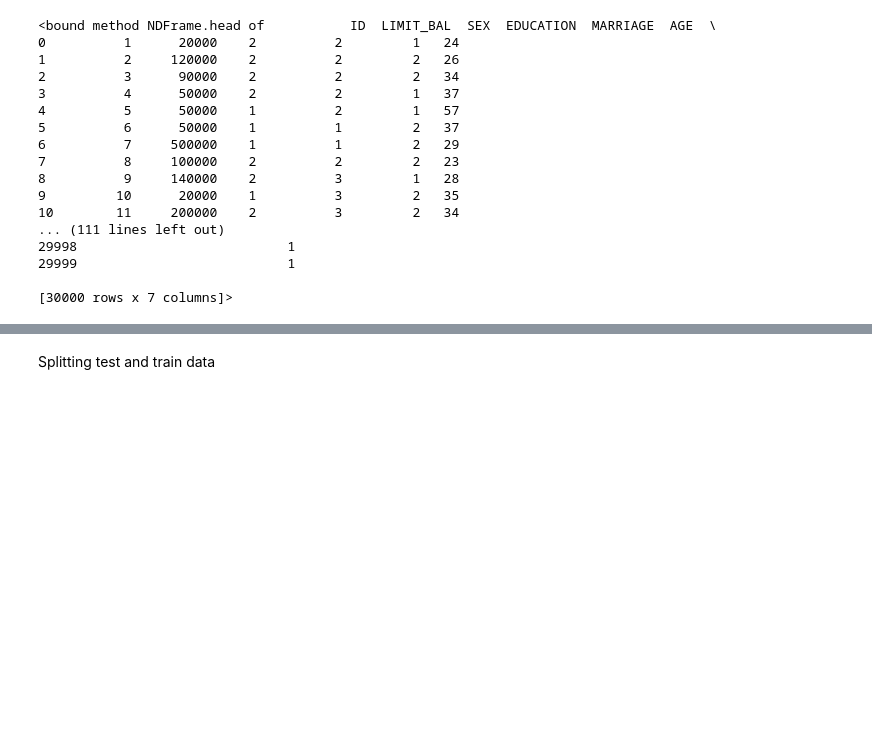
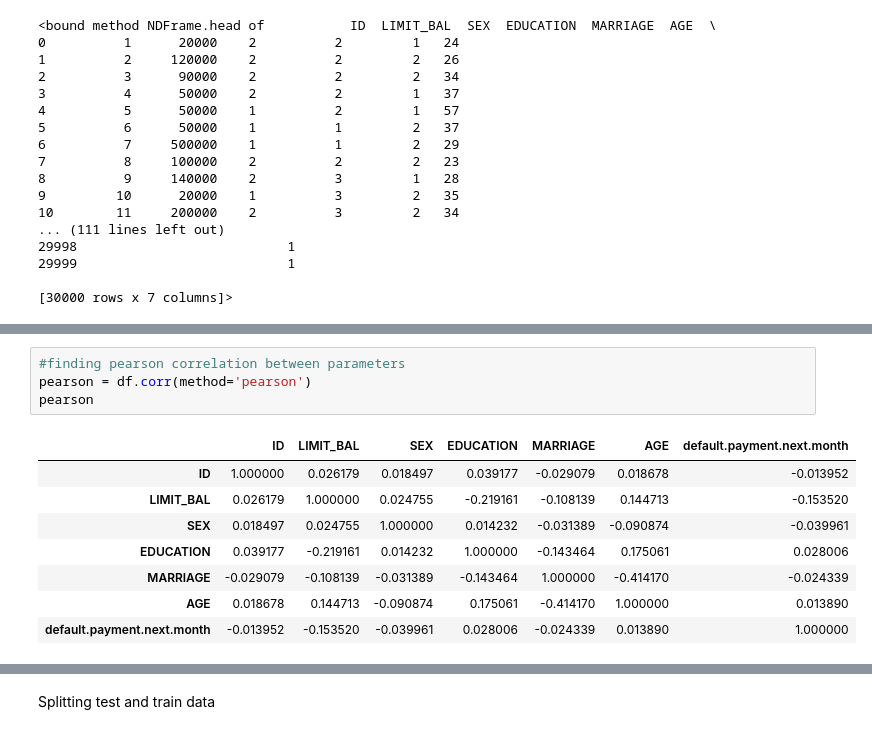
Before and after one commit to Freshia/creditcarddefaultprediction, a Jupyter notebook: CreditCardDefaultPred.ipynb, the cells around one changed output, grey strips where cells are left out. Saved outputs shown, nothing was run; the diff lists cells and outputs as text; blank space fills up the shorter version.

```diff
--- a/CreditCardDefaultPred.ipynb
+++ b/CreditCardDefaultPred.ipynb
@@ -35,0 +103,13 @@ print(df.head)
+# %%
+#finding pearson correlation between parameters
+pearson = df.corr(method='pearson')
+pearson
+# %% [output]
+|  | ID | LIMIT_BAL | SEX | EDUCATION | MARRIAGE | AGE | default.payment.next.month |
+| ID | 1.000000 | 0.026179 | 0.018497 | 0.039177 | -0.029079 | 0.018678 | -0.013952 |
+| LIMIT_BAL | 0.026179 | 1.000000 | 0.024755 | -0.219161 | -0.108139 | 0.144713 | -0.153520 |
+| SEX | 0.018497 | 0.024755 | 1.000000 | 0.014232 | -0.031389 | -0.090874 | -0.039961 |
+| EDUCATION | 0.039177 | -0.219161 | 0.014232 | 1.000000 | -0.143464 | 0.175061 | 0.028006 |
+| MARRIAGE | -0.029079 | -0.108139 | -0.031389 | -0.143464 | 1.000000 | -0.414170 | -0.024339 |
+| AGE | 0.018678 | 0.144713 | -0.090874 | 0.175061 | -0.414170 | 1.000000 | 0.013890 |
+| default.payment.next.month | -0.013952 | -0.153520 | -0.039961 | 0.028006 | -0.024339 | 0.013890 | 1.000000 |
```
Also changed, not shown: parts of 13 cells of this notebook, 2 other files.
